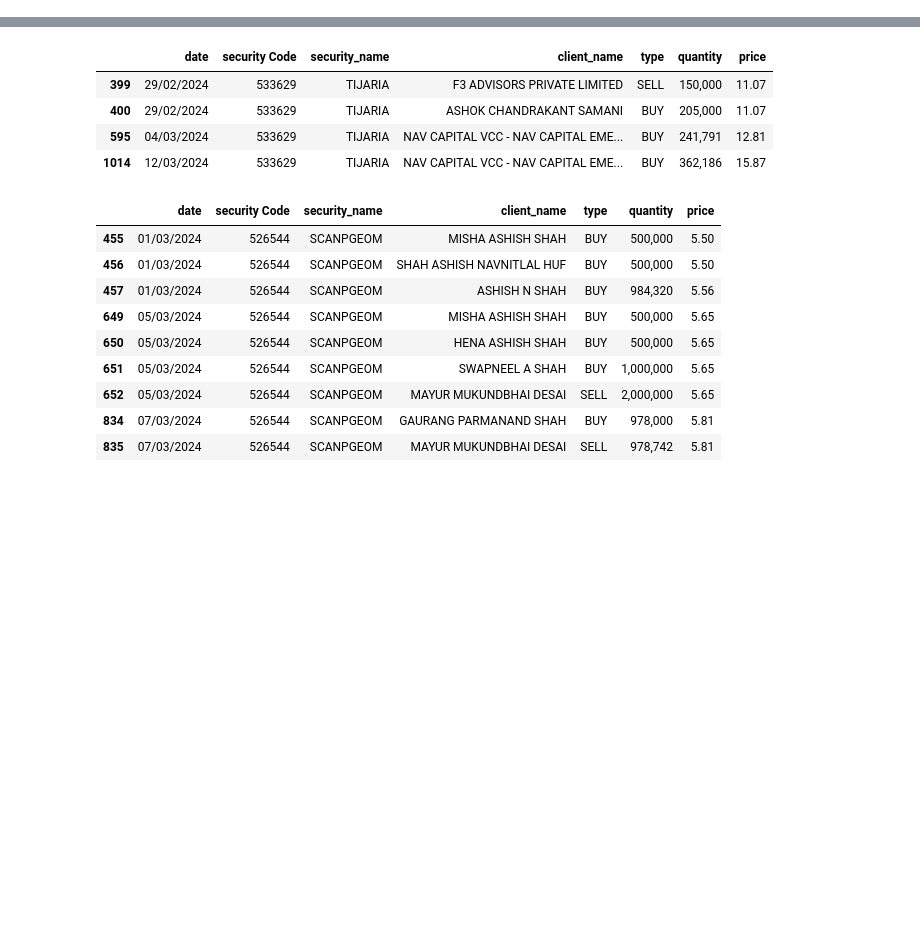
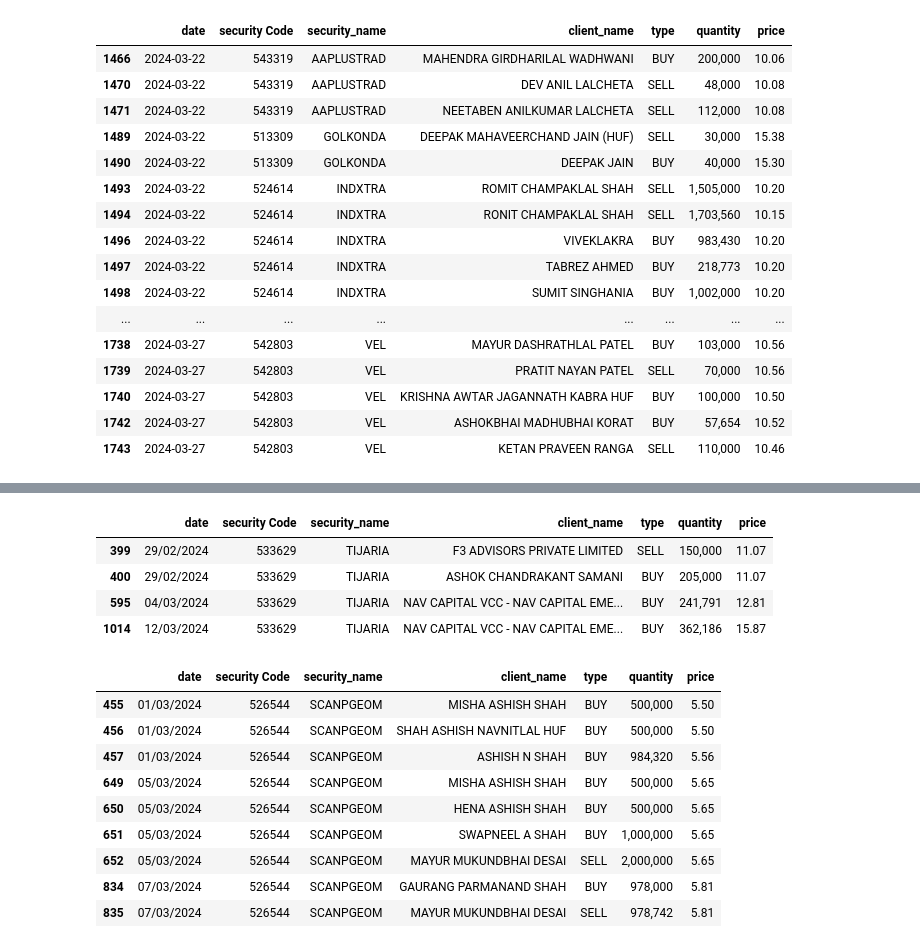
Before and after one commit to sumeet022/SmallCapStocks, a Jupyter notebook: SmallCapStocks_Bse.ipynb, the cells around one changed output, grey strips where cells are left out. Drawn from its saved outputs; the diff is of its cells as text; code cells hidden in the pictures; blank space fills up the shorter version.

```diff
--- a/SmallCapStocks_Bse.ipynb
+++ b/SmallCapStocks_Bse.ipynb
@@ -167,0 +131,20 @@ LessThan100_GreaterThan30
+# %%
+LessThan20_GreaterThan10_1week
+# %% [output]
+|  | date | security Code | security_name | client_name | type | quantity | price |
+| 1466 | 2024-03-22 | 543319 | AAPLUSTRAD | MAHENDRA GIRDHARILAL WADHWANI | BUY | 200,000 | 10.06 |
+| 1470 | 2024-03-22 | 543319 | AAPLUSTRAD | DEV ANIL LALCHETA | SELL | 48,000 | 10.08 |
+| 1471 | 2024-03-22 | 543319 | AAPLUSTRAD | NEETABEN ANILKUMAR LALCHETA | SELL | 112,000 | 10.08 |
+| 1489 | 2024-03-22 | 513309 | GOLKONDA | DEEPAK MAHAVEERCHAND JAIN (HUF) | SELL | 30,000 | 15.38 |
+| 1490 | 2024-03-22 | 513309 | GOLKONDA | DEEPAK JAIN | BUY | 40,000 | 15.30 |
+| 1493 | 2024-03-22 | 524614 | INDXTRA | ROMIT CHAMPAKLAL SHAH | SELL | 1,505,000 | 10.20 |
+| 1494 | 2024-03-22 | 524614 | INDXTRA | RONIT CHAMPAKLAL SHAH | SELL | 1,703,560 | 10.15 |
+| 1496 | 2024-03-22 | 524614 | INDXTRA | VIVEKLAKRA | BUY | 983,430 | 10.20 |
+| 1497 | 2024-03-22 | 524614 | INDXTRA | TABREZ AHMED | BUY | 218,773 | 10.20 |
+| 1498 | 2024-03-22 | 524614 | INDXTRA | SUMIT SINGHANIA | BUY | 1,002,000 | 10.20 |
+| ... | ... | ... | ... | ... | ... | ... | ... |
+| 1738 | 2024-03-27 | 542803 | VEL | MAYUR DASHRATHLAL PATEL | BUY | 103,000 | 10.56 |
+| 1739 | 2024-03-27 | 542803 | VEL | PRATIT NAYAN PATEL | SELL | 70,000 | 10.56 |
+| 1740 | 2024-03-27 | 542803 | VEL | KRISHNA AWTAR JAGANNATH KABRA HUF | BUY | 100,000 | 10.50 |
+| 1742 | 2024-03-27 | 542803 | VEL | ASHOKBHAI MADHUBHAI KORAT | BUY | 57,654 | 10.52 |
+| 1743 | 2024-03-27 | 542803 | VEL | KETAN PRAVEEN RANGA | SELL | 110,000 | 10.46 |
```
Also changed, not shown: parts of 21 cells of this notebook.
